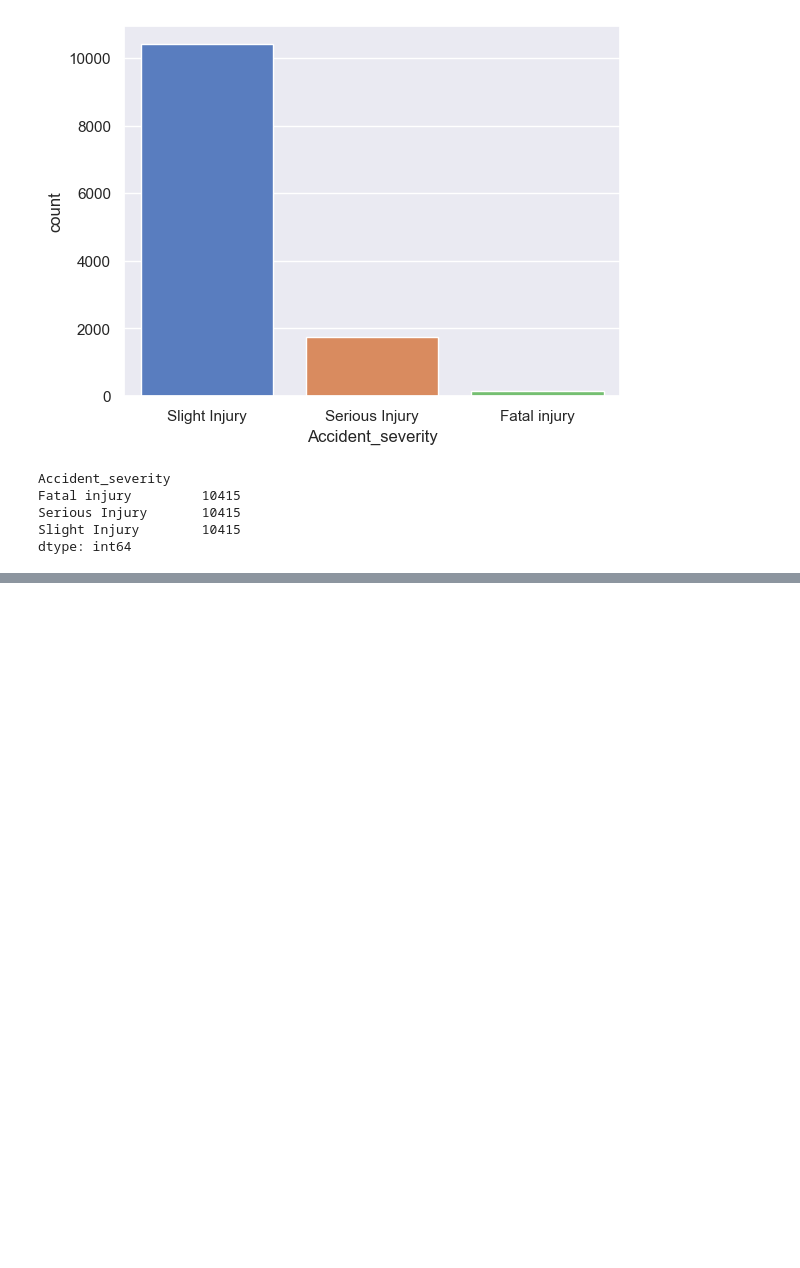
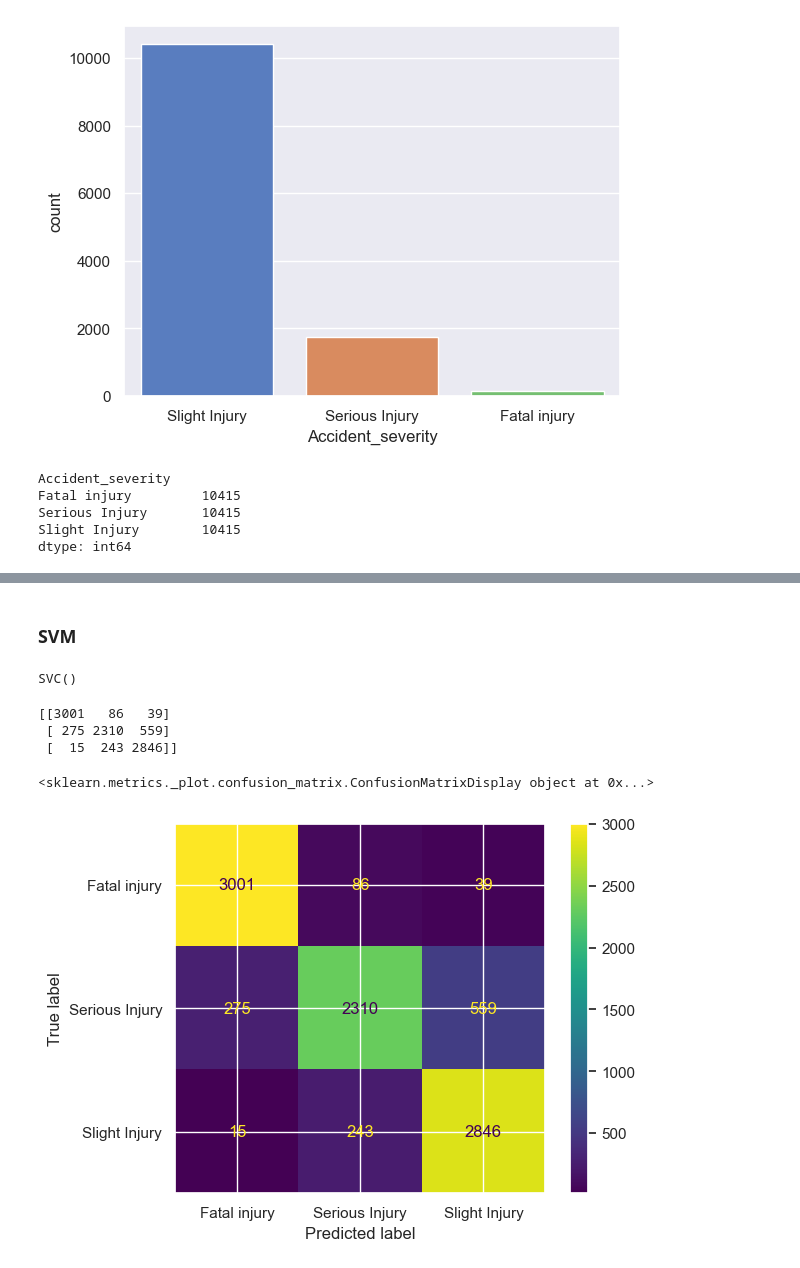
Before and after one commit to Impact-Dev1/Road-Traffic-Severity-Classification, a Jupyter notebook: final_classification.ipynb, the cells around one changed output, grey strips where cells are left out. Saved outputs shown, nothing was run; the diff lists cells and outputs as text; code cells hidden in the pictures; blank space fills up the shorter version.

```diff
--- a/logistic_regression.ipynb
+++ b/final_classification.ipynb
@@ -374,0 +517,25 @@ dtype: int64
+# %% [markdown]
+### SVM
+# %%
+from sklearn.svm import SVC
+msvc = SVC()
+msvc.fit(xtrain, ytrain)
+# %% [output]
+SVC()
+# %%
+ysvc = msvc.predict(xtest)
+# %%
+mat_svc = confusion_matrix(ytest, ysvc)
+print(mat_svc)
+# %% [output]
+[[3001   86   39]
+ [ 275 2310  559]
+ [  15  243 2846]]
+# %%
+svc_cm = ConfusionMatrixDisplay.from_predictions(
+    ytest, ysvc
+)
+print(svc_cm)
+# %% [output]
+<sklearn.metrics._plot.confusion_matrix.ConfusionMatrixDisplay object at 0x...>
+[figure, added]
```
Also changed, not shown: parts of 30 cells of this notebook.
